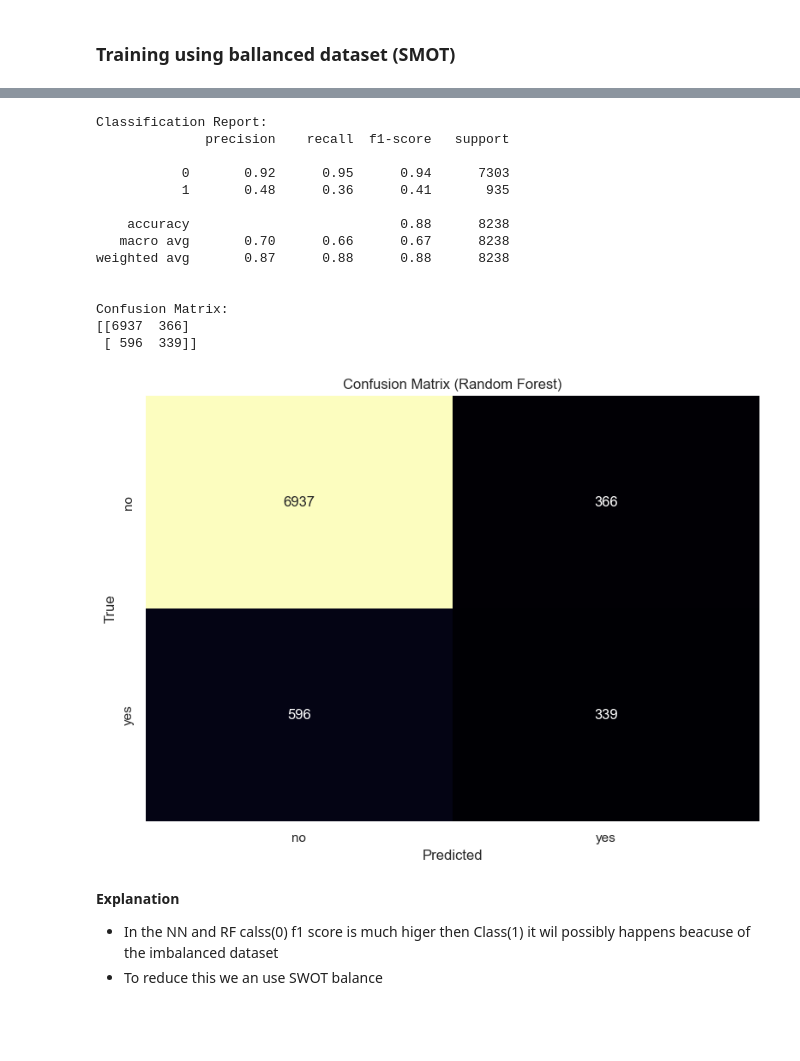
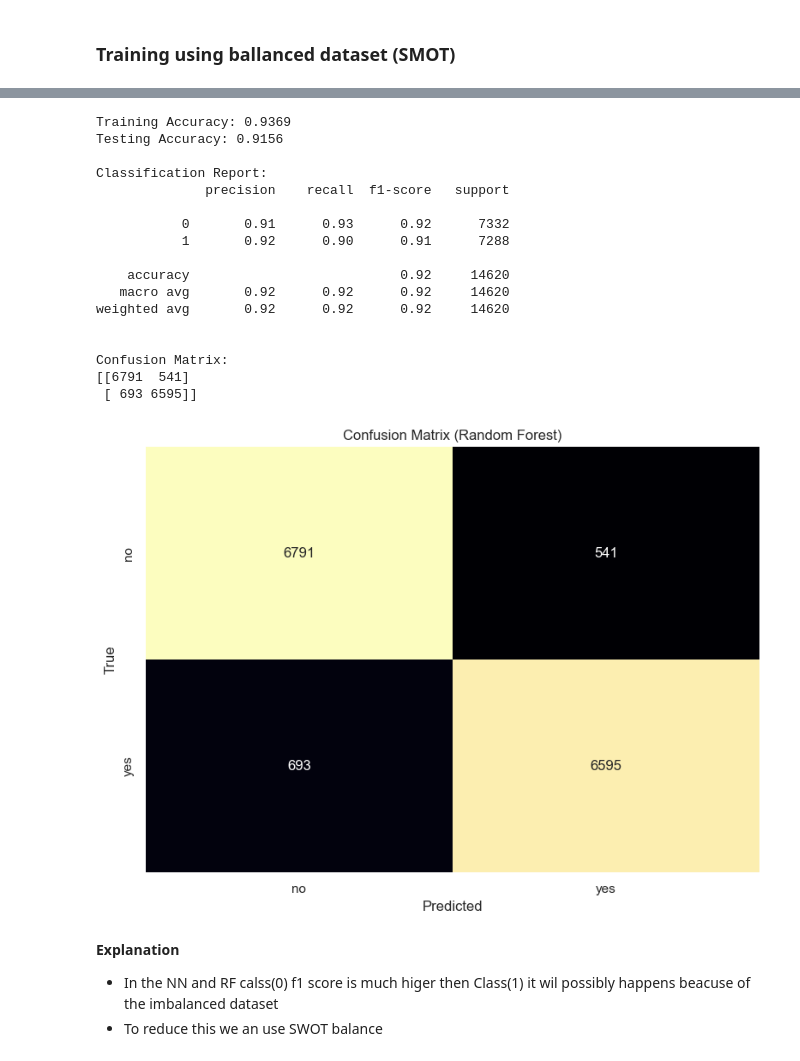
Before and after one commit to Aashiff2003/Predict-Term-Deposit-Subscription-, a Jupyter notebook: Predict Term Deposit Subscribtion -(additional).ipynb, the cells around one changed output, grey strips where cells are left out. Drawn from its saved outputs; the diff is of its cells as text; code cells hidden in the pictures; blank space fills up the shorter version.

```diff
--- a/Predict Term Deposit Subscribtion -(additional).ipynb
+++ b/Predict Term Deposit Subscribtion -(additional).ipynb
@@ -779,20 +721,21 @@ plt.show()
 ### Training using ballanced dataset (SMOT)
 # %%
 from imblearn.over_sampling import SMOTE
-X = df_encoded.drop(columns=["y"])  # Replace "target" with your actual target column name
+from sklearn.model_selection import train_test_split
+# Separate features and target
+X = df_encoded.drop(columns=["y"])
 y = df_encoded["y"]
+
+# Encode target variable
 le = LabelEncoder()
-y = le.fit_transform(y)
+y_encoded = le.fit_transform(y)
 
-# Step 1: Apply SMOTE (over-sampling)
+# Apply SMOTE
+smote = SMOTE(random_state=42)
+X_resampled, y_resampled = smote.fit_resample(X, y_encoded)
 
-
-
-# Split the dataset into training and testing sets
-X_train, X_test, y_train, y_test = train_test_split(X, y, test_size=0.2, random_state=42)
-
-smote = SMOTE(random_state=42)
-X_resampled, y_resampled = smote.fit_resample(X_train, y_train)
+# Split the resampled dataset into training and testing sets
+X_train, X_test, y_train, y_test = train_test_split(X_resampled, y_resampled, test_size=0.2, random_state=42)
 # %%
 from collections import Counter
 
@@ -920,49 +847,62 @@ from sklearn.ensemble import RandomForestClassifier
 
 
 rf_model_bal = RandomForestClassifier(
-    n_estimators=100,       # Number of trees
-    max_depth=None,         # Maximum depth of trees, None means no limit
-    random_state=42,        # Random seed for reproducibility
-    class_weight='balanced' # Handle class imbalance
+    n_estimators=100,
+    min_samples_split=10,
+    min_samples_leaf=5,
+    random_state=42,
+    class_weight='balanced'
 )
 
+
 # Train the model
-rf_model_bal.fit(X_resampled, y_resampled)
+rf_model_bal.fit(X_train_scaled, y_train)
+
 # Make predictions
-y_pred_rf = rf_model_bal.predict(X_test)
+y_pred_rf = rf_model_bal.predict(X_test_scaled)
+
+# Get the training accuracy
+train_accuracy = rf_model_bal.score(X_train_scaled, y_train)
+print(f"Training Accuracy: {train_accuracy:.4f}")
+
+# Get the testing accuracy
+test_accuracy = rf_model_bal.score(X_test_scaled, y_test)
+print(f"Testing Accuracy: {test_accuracy:.4f}")
 
 print("\nClassification Report:")
 print(classification_report(y_test, y_pred_rf))
 
 print("\nConfusion Matrix:")
 cm_rf = confusion_matrix(y_test, y_pred_rf)
 print(cm_rf)
 
 # Plot the confusion matrix with a color palette
 plt.figure(figsize=(8, 6))
 sns.heatmap(cm_rf, annot=True, fmt='d', cmap='magma', cbar=False, xticklabels=df["y"].unique(), yticklabels=df["y"].unique())
 
 plt.title('Confusion Matrix (Random Forest)')
 plt.xlabel('Predicted')
 plt.ylabel('True')
 plt.tight_layout()
-plt.show()
 # %% [output]
+Training Accuracy: 0.9369
+Testing Accuracy: 0.9156
+
 Classification Report:
               precision    recall  f1-score   support
 
-           0       0.92      0.95      0.94      7303
-           1       0.48      0.36      0.41       935
+           0       0.91      0.93      0.92      7332
+           1       0.92      0.90      0.91      7288
 
-    accuracy                           0.88      8238
-   macro avg       0.70      0.66      0.67      8238
-weighted avg       0.87      0.88      0.88      8238
+    accuracy                           0.92     14620
+   macro avg       0.92      0.92      0.92     14620
+weighted avg       0.92      0.92      0.92     14620
 
 
 Confusion Matrix:
-[[6937  366]
- [ 596  339]]
+[[6791  541]
+ [ 693 6595]]
-[figure, old version]
+[figure, new version]
 # %% [markdown]
 **Explanation**
 - In the NN and RF calss(0) f1 score is much higer then Class(1) it wil possibly happens beacuse of the imbalanced dataset
```
Also changed, not shown: parts of 7 cells of this notebook.
